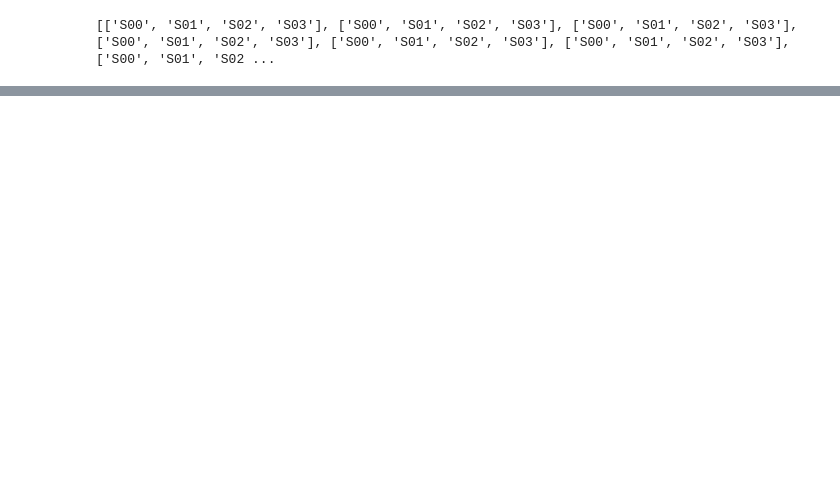
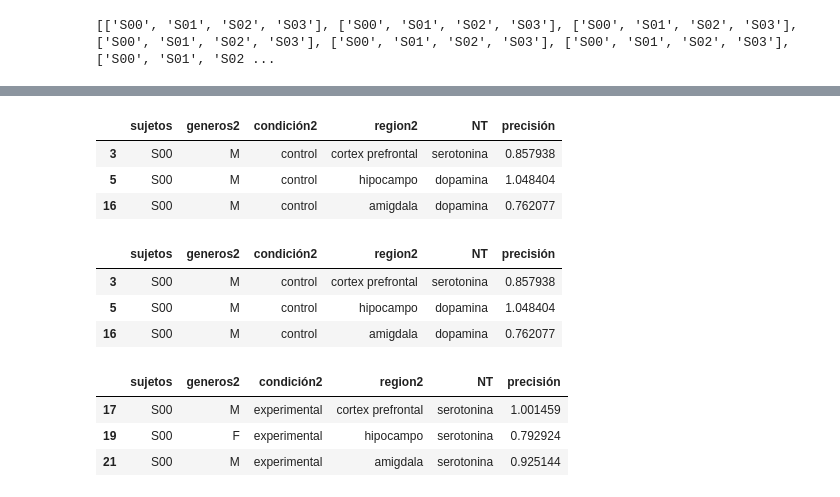
Before and after one commit to Fernando-JAL/Neurociencias-2026-1, a Jupyter notebook: S02_clases/clase_09_22/groupby.ipynb, the cells around one changed output, grey strips where cells are left out. Drawn from its saved outputs; the diff is of its cells as text; code cells hidden in the pictures; blank space fills up the shorter version.

```diff
--- a/S02_clases/clase_09_22/groupby.ipynb
+++ b/S02_clases/clase_09_22/groupby.ipynb
@@ -485,0 +524,26 @@ plt.show()
+# %%
+control = df[df["sujetos"]=="S00"]
+sujeto0 = control[ control["condición2"]=="control"]
+sujeto0.head(3)
+# %% [output]
+|  | sujetos | generos2 | condición2 | region2 | NT | precisión |
+| 3 | S00 | M | control | cortex prefrontal | serotonina | 0.857938 |
+| 5 | S00 | M | control | hipocampo | dopamina | 1.048404 |
+| 16 | S00 | M | control | amigdala | dopamina | 0.762077 |
+# %%
+sujeto0 = df[(df.sujetos=="S00") & (df.condición2=="control")]
+sujeto0.head(3)
+# %% [output]
+|  | sujetos | generos2 | condición2 | region2 | NT | precisión |
+| 3 | S00 | M | control | cortex prefrontal | serotonina | 0.857938 |
+| 5 | S00 | M | control | hipocampo | dopamina | 1.048404 |
+| 16 | S00 | M | control | amigdala | dopamina | 0.762077 |
+# %%
+sujeto0 = df[(df.sujetos=="S00") & ~(df.condición2=="control")]
+sujeto0 = df[(df.sujetos=="S00") & (df.condición2!="control")]
+sujeto0.head(3)
+# %% [output]
+|  | sujetos | generos2 | condición2 | region2 | NT | precisión |
+| 17 | S00 | M | experimental | cortex prefrontal | serotonina | 1.001459 |
+| 19 | S00 | F | experimental | hipocampo | serotonina | 0.792924 |
+| 21 | S00 | M | experimental | amigdala | serotonina | 0.925144 |
```
Also changed, not shown: parts of 24 cells of this notebook, 1 other file.
